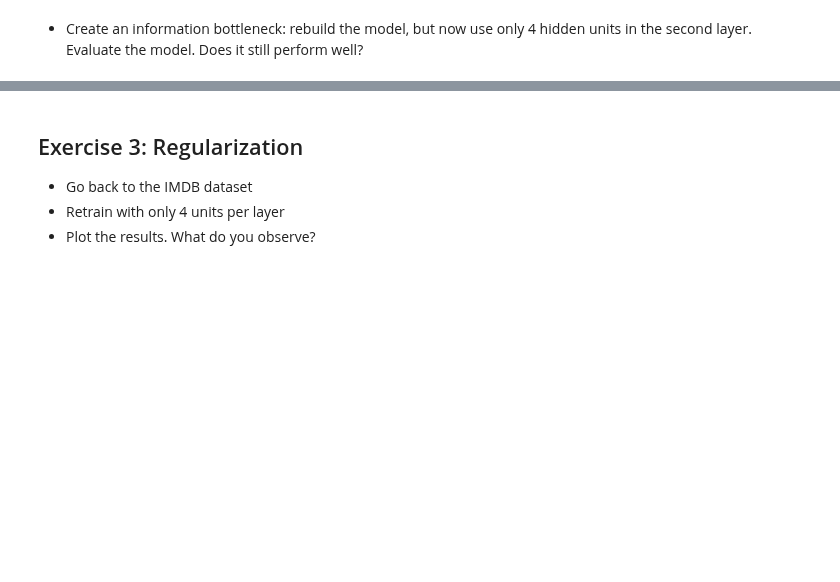
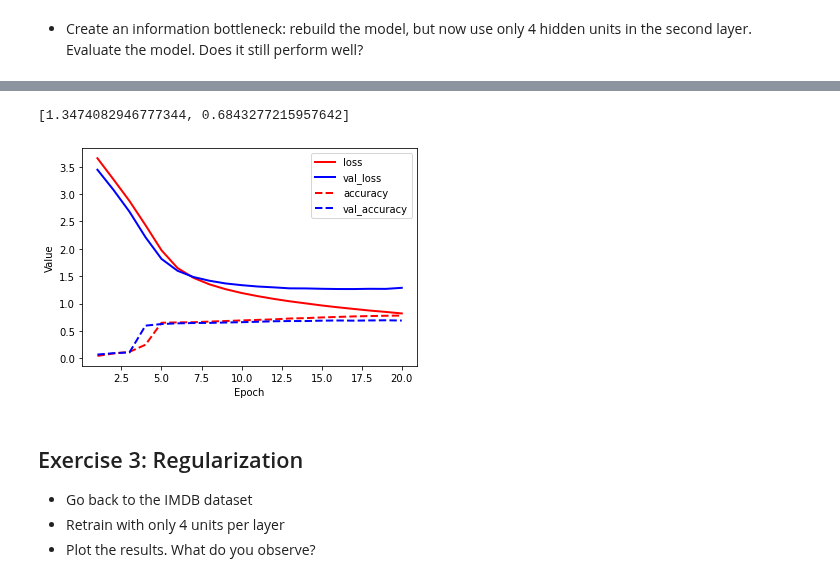
Before and after one commit to gekas145/tue-ml-course, a Jupyter notebook: labs/Lab 7b - Neural Networks for text.ipynb, the cells around one changed output, grey strips where cells are left out. Drawn from its saved outputs; the diff is of its cells as text; code cells hidden in the pictures; blank space fills up the shorter version.

```diff
--- a/labs/Lab 7b - Neural Networks for text.ipynb
+++ b/labs/Lab 7b - Neural Networks for text.ipynb
@@ -307,2 +358,24 @@ News wire 10: ? period ended december 31 shr profit 11 cts vs loss 24 cts net pr
 # %% [markdown]
 * Create an information bottleneck: rebuild the model, but now use only 4 hidden units in the second layer. Evaluate the model. Does it still perform well?
+# %%
+model1 = keras.models.Sequential()
+model1.add(layers.Dense(64, activation='relu', input_shape=(10000,)))
+model1.add(layers.Dense(4, activation='relu'))
+model1.add(layers.Dense(len(topics)))
+
+model1.compile(optimizer=keras.optimizers.RMSprop(learning_rate=1e-3),
+              loss=keras.losses.SparseCategoricalCrossentropy(from_logits=True),
+              metrics=['accuracy'])
+
+history1 = model1.fit(x_train[1000:], train_labels[1000:],
+                    batch_size=512,
+                    epochs=20,
+                    validation_data=(x_train[:1000], train_labels[:1000]),
+                    verbose=0)
+
+plot_curve(history1)
+
+model1.evaluate(x_test, test_labels)
+# model now overfits much less, which was expected, as 4 nodes in 2nd layer is too small
+# model is still performing well though(68% acc on test set)
+# %% [output]
@@ -309,3 +383,5 @@ News wire 10: ? period ended december 31 shr profit 11 cts vs loss 24 cts net pr
+[1.3474082946777344, 0.6843277215957642]
+[figure, added]
 # %% [markdown]
 ## Exercise 3: Regularization
 * Go back to the IMDB dataset
```
Also changed, not shown: parts of 11 cells of this notebook.
